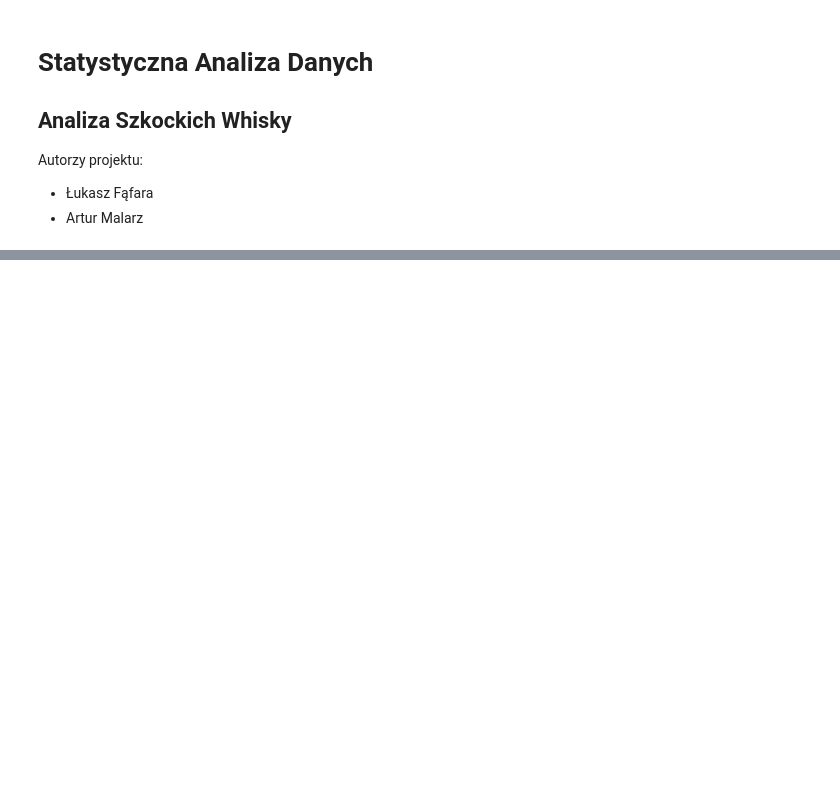
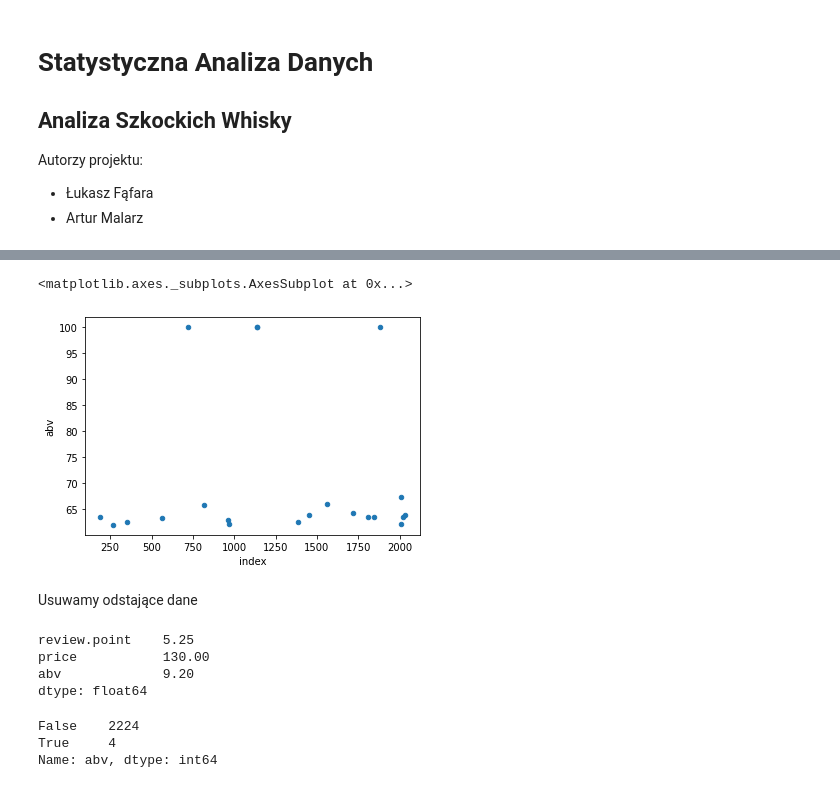
Before and after one commit to lynxoo/ue-wroc-sad, a Jupyter notebook: SAD.ipynb, the cells around one changed output, grey strips where cells are left out. Drawn from its saved outputs; the diff is of its cells as text; code cells hidden in the pictures; blank space fills up the shorter version.

```diff
--- a/SAD.ipynb
+++ b/SAD.ipynb
@@ -31,0 +171,26 @@ scotch.head(5)
+# %%
+abv_99_quantile_avg = scotch_abv_test.quantile(0.99).abv
+scotch_abv_test[scotch_abv_test['abv'] > abv_99_quantile_avg].reset_index().plot.scatter(x='index', y='abv')
+# %% [output]
+<matplotlib.axes._subplots.AxesSubplot at 0x...>
+[figure, added]
+# %% [markdown]
+Usuwamy odstające dane
+# %%
+q1 = scotch_abv_test.quantile(0.25)
+q3 = scotch_abv_test.quantile(0.75)
+
+iqr = q3 - q1
+iqr
+# %% [output]
+review.point    5.25
+price           130.00
+abv             9.20
+dtype: float64
+# %%
+outliers = (scotch_abv_test < (q1 - 3.0 * iqr)) | (scotch_abv_test > (q3 + 3.0 * iqr))
+outliers['abv'].value_counts()
+# %% [output]
+False    2224
+True     4
+Name: abv, dtype: int64
```
Also changed, not shown: parts of 21 cells of this notebook.
